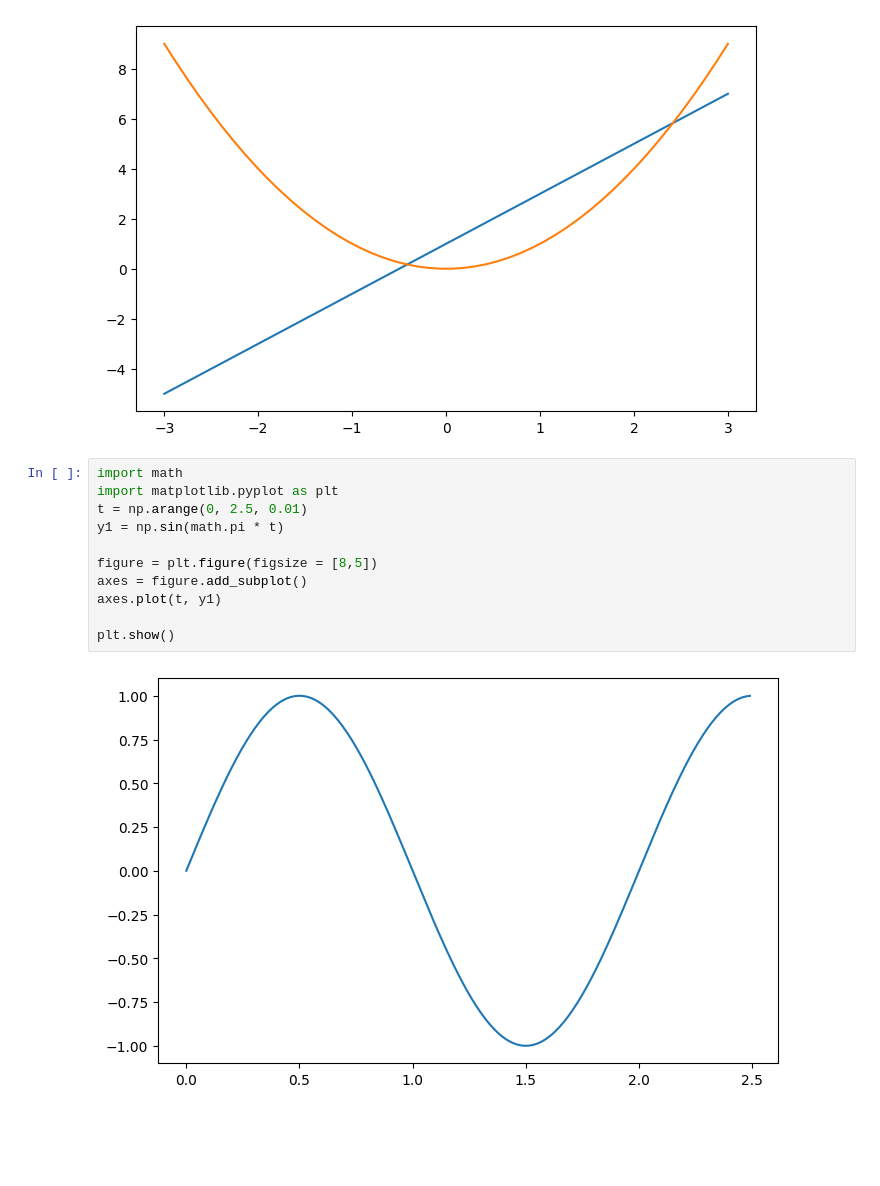
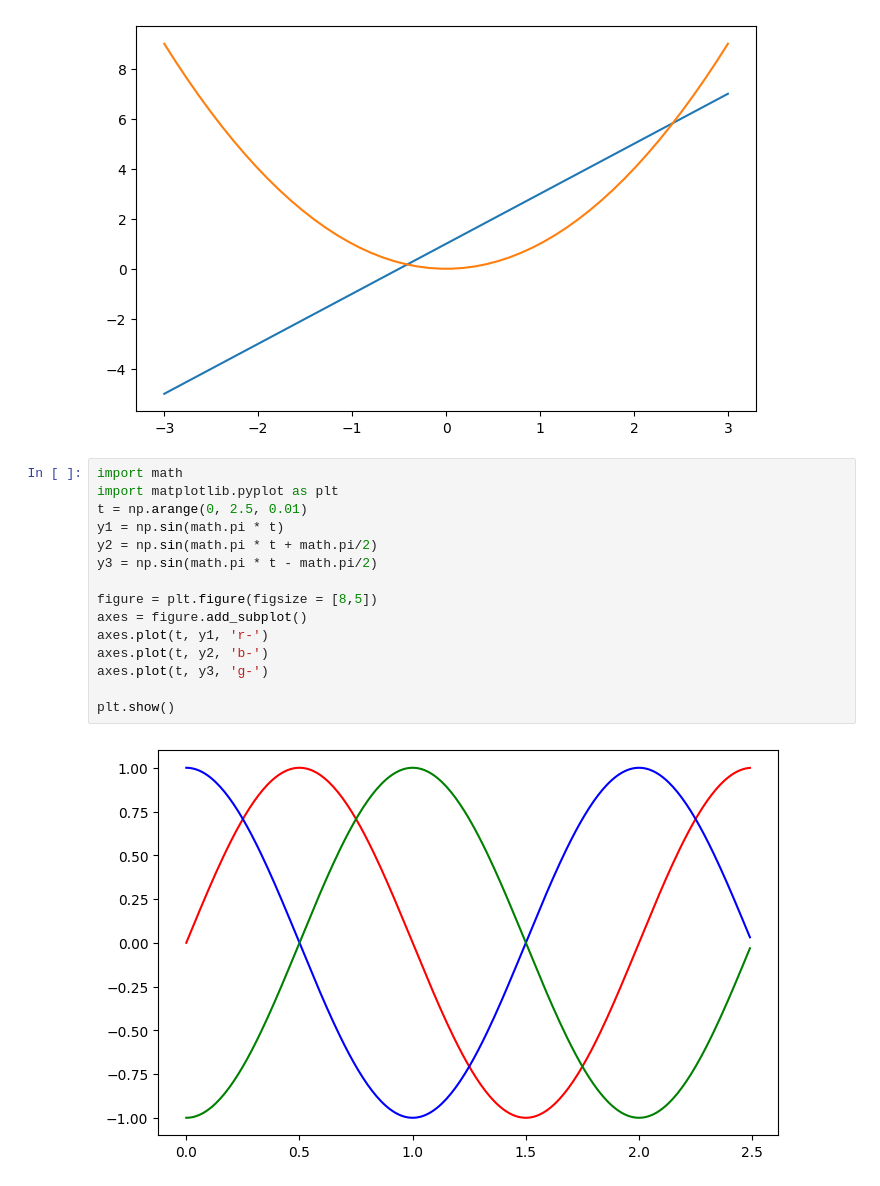
Before and after one commit to lf0116/lf_0116, a Jupyter notebook: lesson15_2.ipynb, the cells around one changed output. Cells and saved outputs as stored; diff of their text form; blank space fills up the shorter version.

```diff
--- a/lesson15_2.ipynb
+++ b/lesson15_2.ipynb
@@ -25,13 +25,17 @@ plt.show()
 # %%
 import math
 import matplotlib.pyplot as plt
 t = np.arange(0, 2.5, 0.01)
 y1 = np.sin(math.pi * t)
+y2 = np.sin(math.pi * t + math.pi/2)
+y3 = np.sin(math.pi * t - math.pi/2)
 
 figure = plt.figure(figsize = [8,5])
 axes = figure.add_subplot()
-axes.plot(t, y1)
+axes.plot(t, y1, 'r-')
+axes.plot(t, y2, 'b-')
+axes.plot(t, y3, 'g-')
 
 plt.show()
 # %% [output]
-[figure, old version]
+[figure, new version]
```
